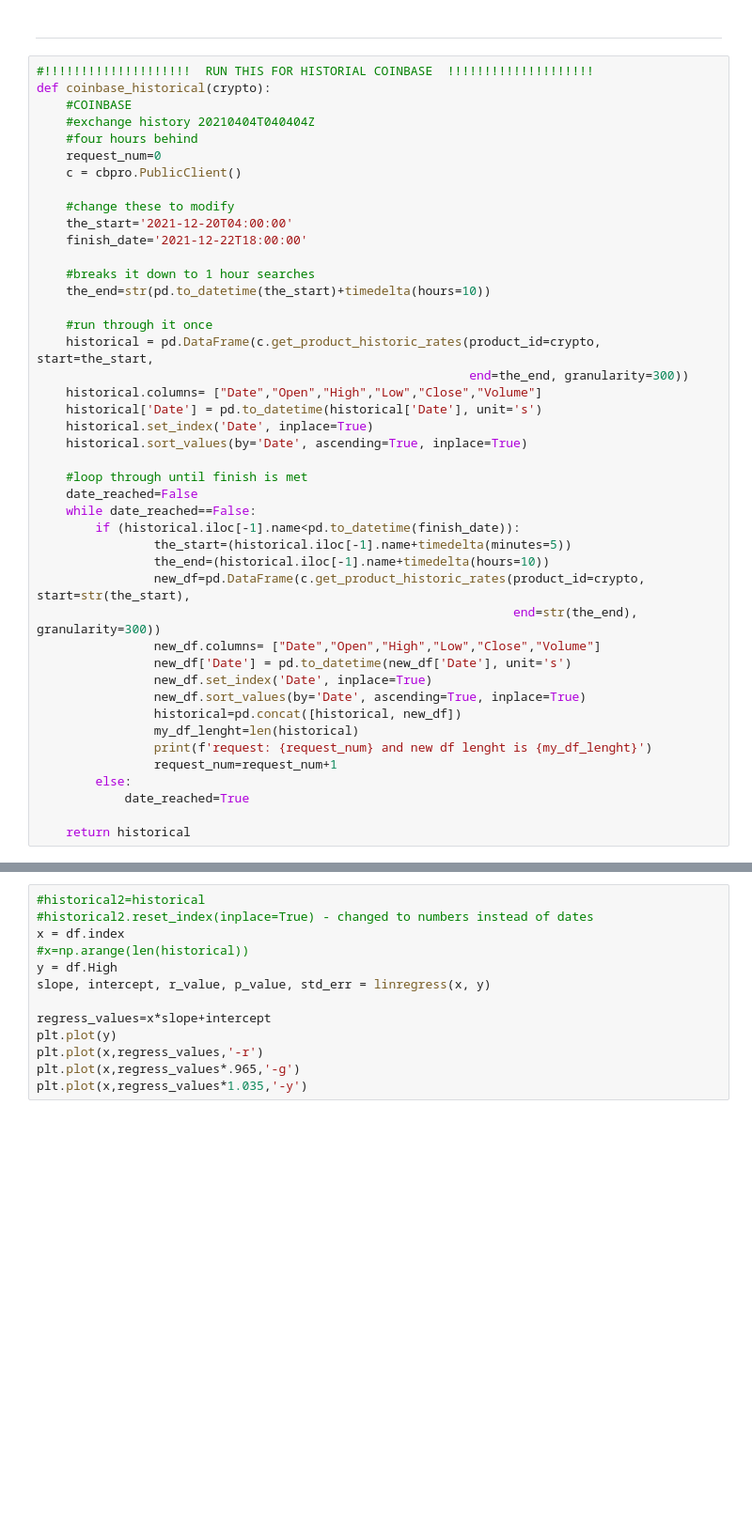
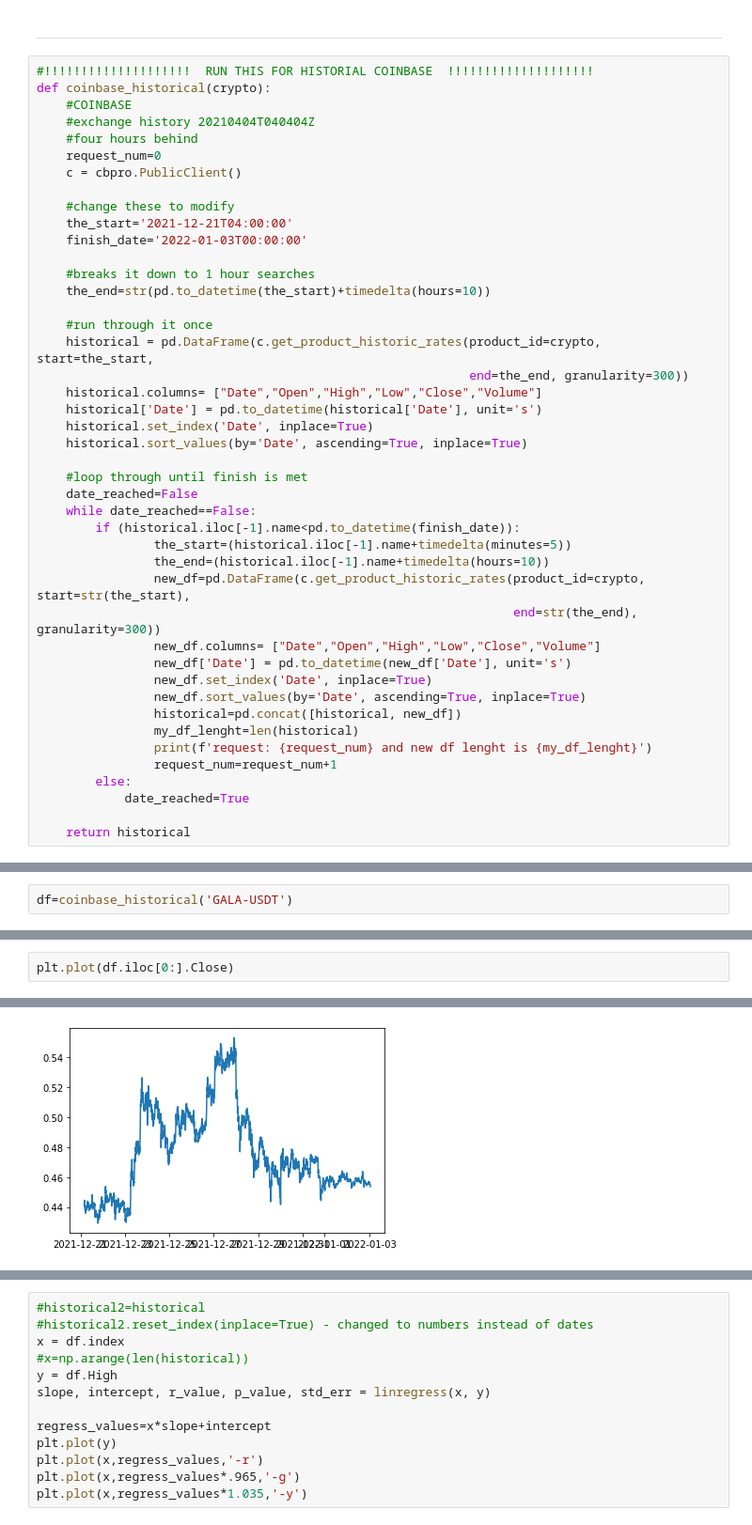
Before and after one commit to julia-claira/crypto, a Jupyter notebook: historical_data.ipynb, the cells around one changed output, grey strips where cells are left out. Shown at 94% size. Cells and saved outputs as stored; diff of their text form; blank space fills up the shorter version.

```diff
--- a/historical_data.ipynb
+++ b/historical_data.ipynb
@@ -124,8 +124,8 @@ def coinbase_historical(crypto):
     c = cbpro.PublicClient()
 
     #change these to modify
-    the_start='2021-12-20T04:00:00'
-    finish_date='2021-12-22T18:00:00'
+    the_start='2021-12-21T04:00:00'
+    finish_date='2022-01-03T00:00:00'
 
     #breaks it down to 1 hour searches
     the_end=str(pd.to_datetime(the_start)+timedelta(hours=10))
@@ -180,0 +161,2 @@ historical
+# %%
+df=coinbase_historical('GALA-USDT')
@@ -180,0 +181,3 @@ historical
+# %%
+plt.plot(df.iloc[0:].Close)
+# %% [output]
@@ -180,0 +185 @@ historical
+[figure, added]
```
Also changed, not shown: parts of 9 cells of this notebook.
